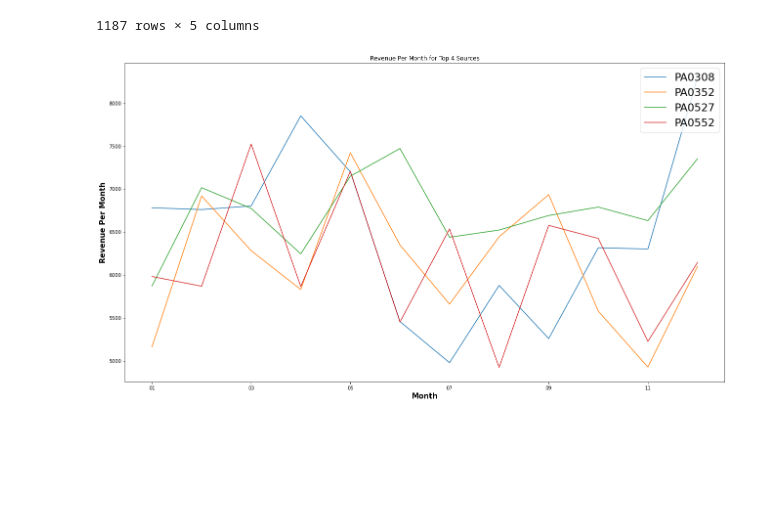
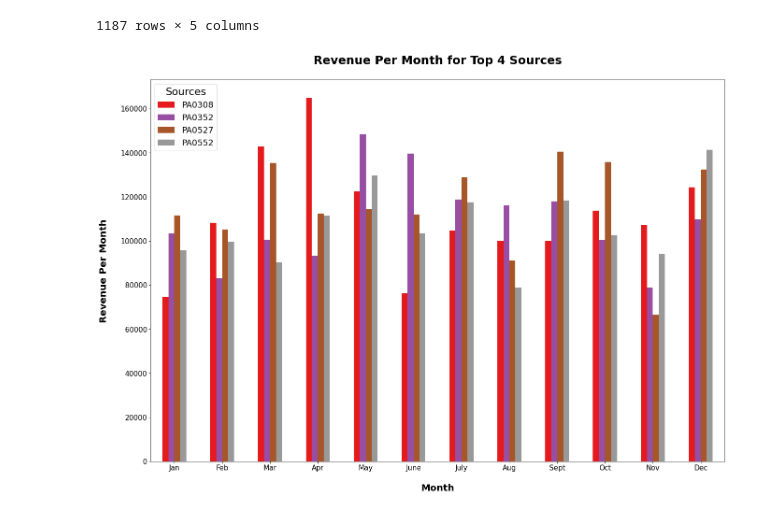
Before and after one commit to GenTaylor/DataAnalystChallenges, a Jupyter notebook: Genesis Taylor Shipt Data Analyst Take Home.ipynb, the cells around one changed output. Drawn from its saved outputs; the diff is of its cells as text; code cells hidden in the pictures; blank space fills up the shorter version.

```diff
--- a/Genesis Taylor Shipt Data Analyst Take Home.ipynb
+++ b/Genesis Taylor Shipt Data Analyst Take Home.ipynb
@@ -121,14 +121,22 @@ top4rev.to_csv(r'top4rev.csv', index = False, header=True)
 # %%
 #create a pivot table that will easily summarize the data
 
 top4tbl = pd.pivot_table(top4rev, values='revenue', index=['month'],
-                         columns=['source_id'], fill_value=0)
+                         columns=['source_id'], fill_value=0, aggfunc=np.sum)
 
-top4tbl.plot(kind='line', figsize=(22, 12))
-plt.xlabel('Month',fontsize=15, fontweight="bold")
-plt.ylabel('Revenue Per Month',fontsize=15, fontweight="bold")
-plt.title('Revenue Per Month for Top 4 Sources')
-plt.legend(fontsize='22', loc = 'upper right')
+labels= ['Jan', 'Feb','Mar','Apr','May','June','July','Aug','Sept','Oct','Nov','Dec' ]
+top4tbl.index = labels
+
+top4tbl.plot(kind='bar', figsize=(22, 15), cmap='Set1')
+
+
+plt.xlabel('\nMonth',fontsize=20, fontweight="bold")
+
+plt.ylabel('Revenue Per Month\n',fontsize=20, fontweight="bold")
+plt.xticks(fontsize=15, rotation=0)
+plt.yticks(fontsize=15)
+plt.title('Revenue Per Month for Top 4 Sources\n',fontsize=25,fontweight="bold")
+plt.legend(fontsize='18', loc = 'upper left', title='Sources', title_fontsize='22')
 plt.show()
 # %% [output]
-[figure, old version]
+[figure, new version]
```
